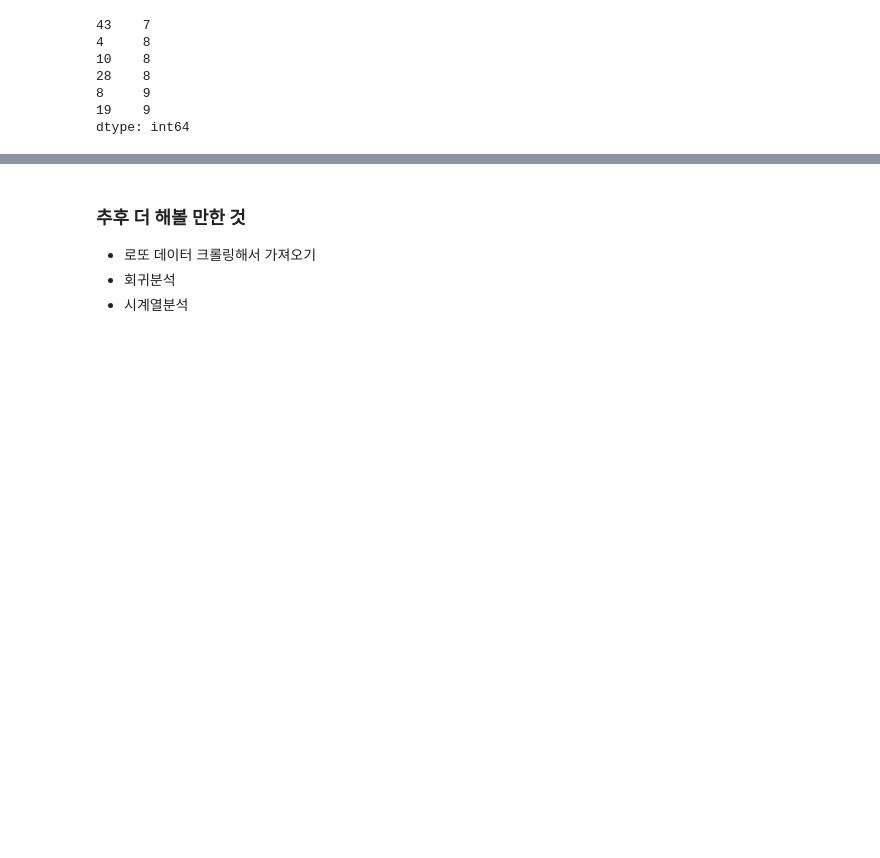
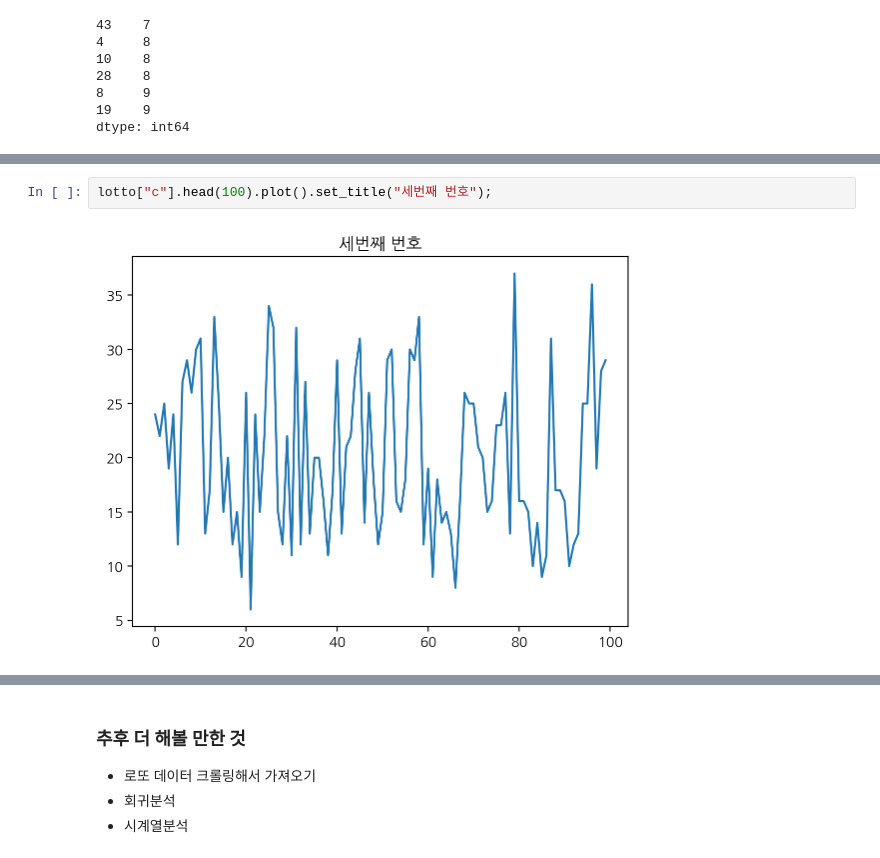
Before and after one commit to JiYoungGoGo/Data-project, a Jupyter notebook: Lotto_analysis/Lotto_시각화.ipynb, the cells around one changed output, grey strips where cells are left out. Cells and saved outputs as stored; diff of their text form; blank space fills up the shorter version.

```diff
--- a/Lotto_analysis/Lotto_시각화.ipynb
+++ b/Lotto_analysis/Lotto_시각화.ipynb
@@ -245,0 +264,4 @@ dtype: int64
+# %%
+lotto["c"].head(100).plot().set_title("세번째 번호");
+# %% [output]
+[figure, added]
```
Also changed, not shown: parts of 9 cells of this notebook.
